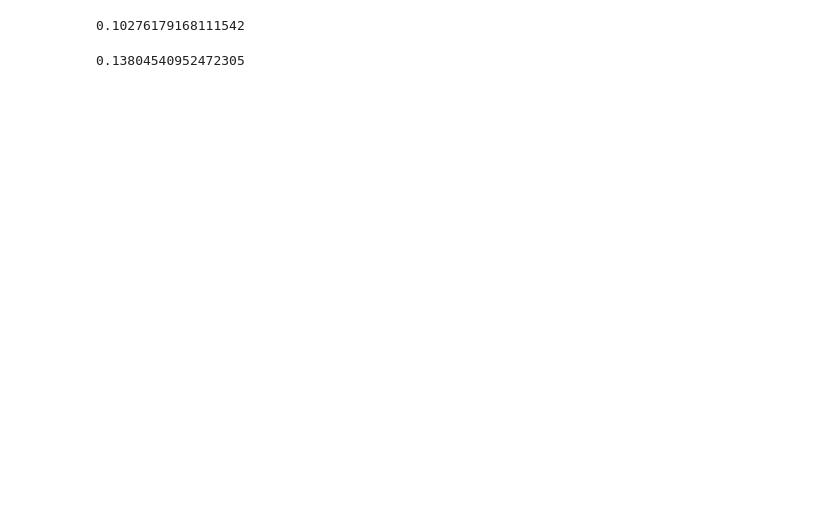
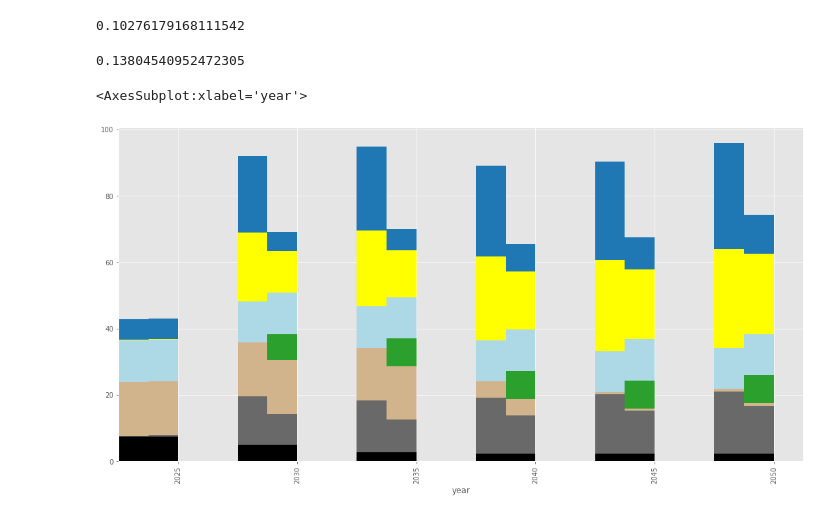
Before and after one commit to samgdotson/2021-dotson-ms, a Jupyter notebook: illinois_time_resolution.ipynb, the cells around one changed output. Cells and saved outputs as stored; diff of their text form; code cells hidden in the pictures; blank space fills up the shorter version.

```diff
--- a/illinois_time_resolution.ipynb
+++ b/illinois_time_resolution.ipynb
@@ -9,19 +9,19 @@ from plotter import *
 plt.style.use('ggplot')
 plt.rcParams['figure.figsize'] = (12,12)
 # %%
-sim_path = "/home/sdotson/research/2021-dotson-ms/simulations/illinois/data_files/IL_BAU_4.sqlite"
+sim_path = "/home/sdotson/research/2021-dotson-ms/simulations/illinois/data_files/IL_CC30_4.sqlite"
 conn = sqlite3.connect(sim_path)
 cursor = conn.cursor()
 
 plot_electricity_profiles(conn,'IL','ELC')
-cap_df = get_annual_capacity(conn, 'IL', 'ELC' )
-(cap_df/1000).plot(kind='bar', stacked=True, color=elc_colors)
+cap_df_4 = get_annual_capacity(conn, 'IL', 'ELC' )
+(cap_df_4/1000).plot(kind='bar', stacked=True, color=elc_colors)
 plt.title('Capacity Plot for Scenario: Business As Usual')
 plt.ylabel('Capacity [GW]')
 plt.minorticks_on()
 plt.show()
-gen_df = get_annual_generation(conn, 'IL', 'ELC' )
-(gen_df).plot(kind='bar', stacked=True, color=elc_colors)
+gen_df_4 = get_annual_generation(conn, 'IL', 'ELC' )
+(gen_df_4).plot(kind='bar', stacked=True, color=elc_colors)
 plt.ylabel('Generation [GWh]')
 plt.minorticks_on()
 plt.show()
@@ -32,17 +43,17 @@ plt.show()
 # %%
-sim_path = "/home/sdotson/research/2021-dotson-ms/simulations/illinois/data_files/IL_CC50_4.sqlite"
+sim_path = "/home/sdotson/research/2021-dotson-ms/simulations/illinois/data_files/IL_CC30_12.sqlite"
 conn = sqlite3.connect(sim_path)
 cursor = conn.cursor()
 
 plot_electricity_profiles(conn,'IL','ELC')
-cap_df = get_annual_capacity(conn, 'IL', 'ELC' )
-(cap_df/1000).plot(kind='bar', stacked=True, color=elc_colors)
+cap_df_12 = get_annual_capacity(conn, 'IL', 'ELC' )
+(cap_df_12/1000).plot(kind='bar', stacked=True, color=elc_colors)
 plt.title('Capacity Plot for Scenario: Business As Usual')
 plt.ylabel('Capacity [GW]')
 plt.minorticks_on()
 plt.show()
-gen_df = get_annual_generation(conn, 'IL', 'ELC' )
-(gen_df).plot(kind='bar', stacked=True, color=elc_colors)
+gen_df_12 = get_annual_generation(conn, 'IL', 'ELC' )
+(gen_df_12).plot(kind='bar', stacked=True, color=elc_colors)
 plt.ylabel('Generation [GWh]')
 plt.minorticks_on()
 plt.show()
@@ -240,3 +116,18 @@ cc30_ofv / demand / 1e6 # dollars per kWh
 175e3/1267698.8
 # %% [output]
 0.13804540952472305
+# %%
+fig, ax = plt.subplots(figsize=(18,9))
+barWidth = 0.2
+r1 = np.arange(len(cap_df_4.columns))
+r2 = [x + barWidth for x in r1]
+r3 = [x + barWidth for x in r2]
+(cap_df_4/1000).plot(ax=ax, kind='bar', stacked=True,
+                     color=elc_colors, width=w, position=2, legend=False)
+(cap_df_12/1000).plot(ax=ax, kind='bar', stacked=True,
+                      color=elc_colors, width=w, position=1, legend=False)
+# (cap_df_52/1000).plot(ax=ax, kind='bar', stacked=True,
+#                       color=elc_colors, width=w, position=0)
+# %% [output]
+<AxesSubplot:xlabel='year'>
+[figure, added]
```
Also changed, not shown: parts of 20 cells of this notebook, 5 other files.
